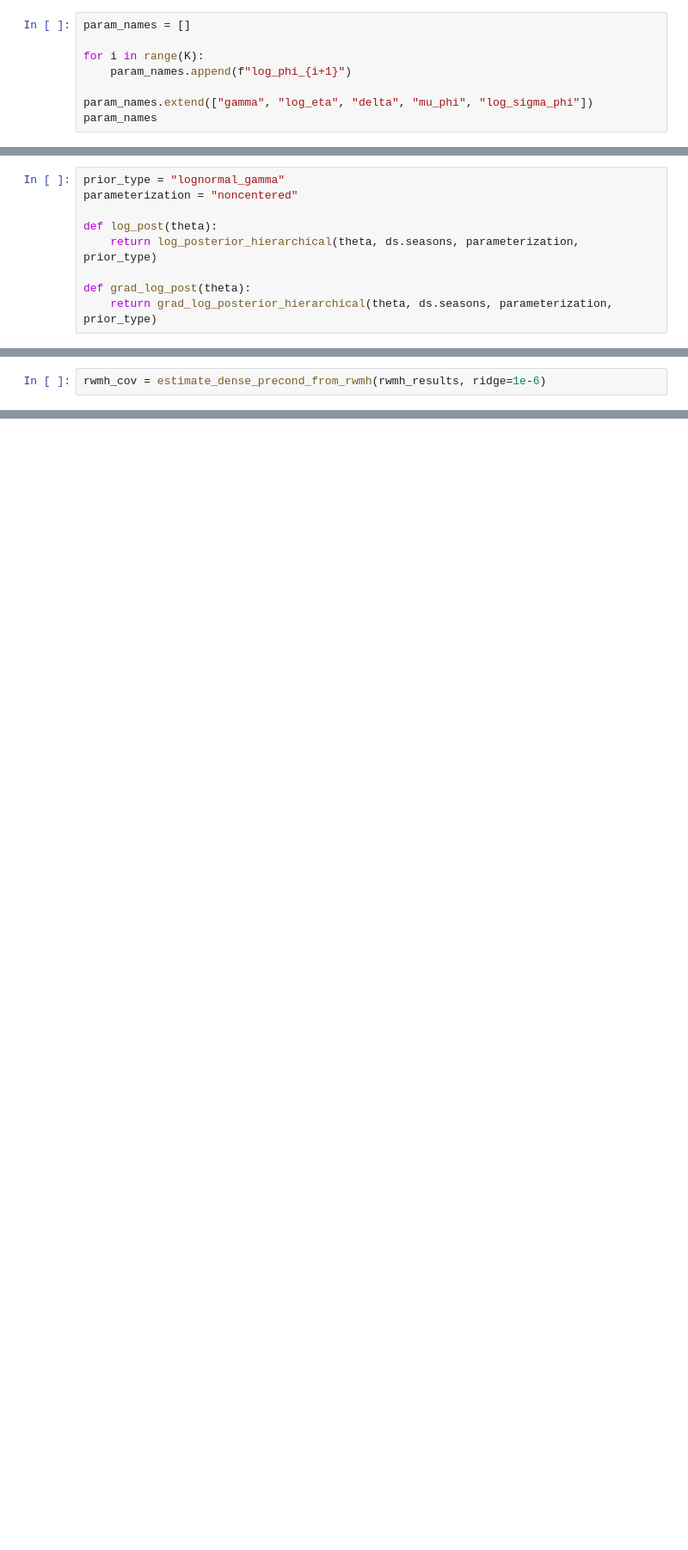
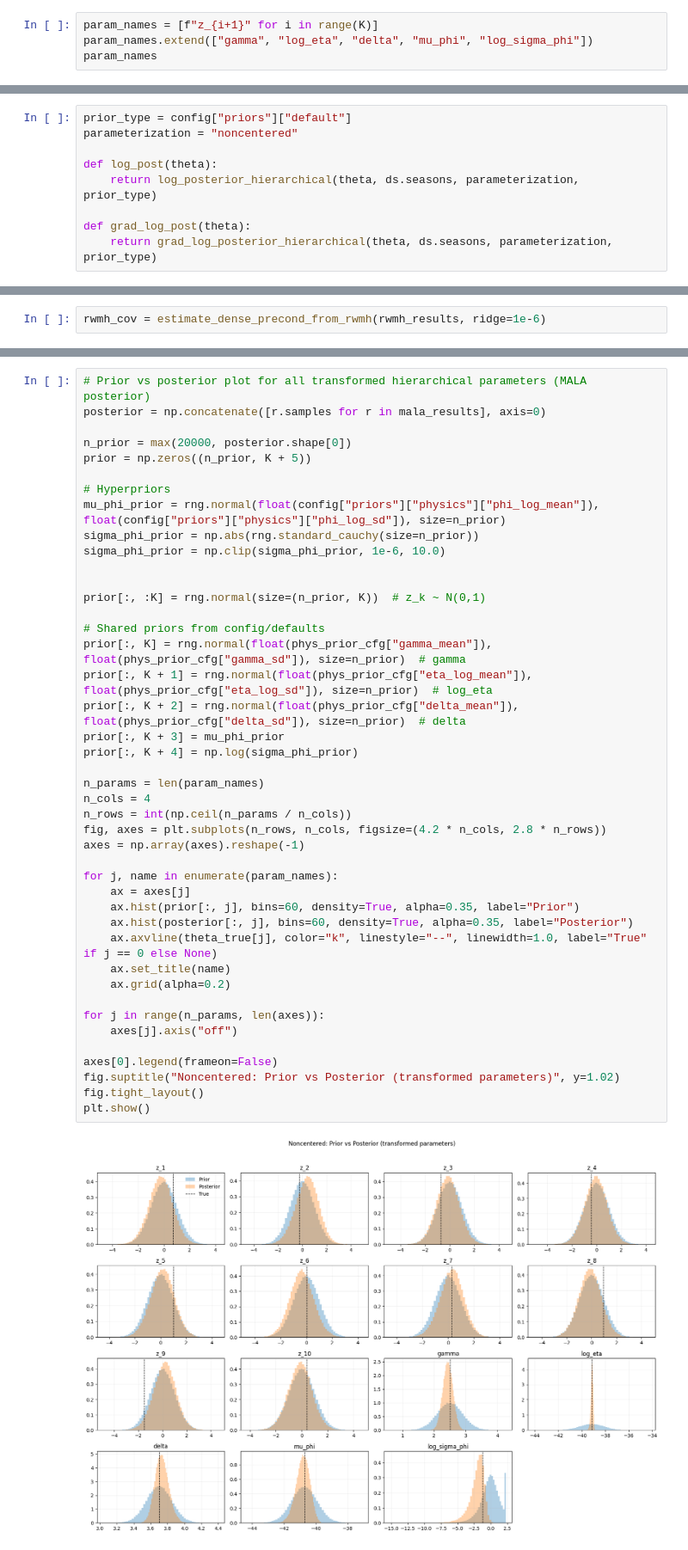
Before and after one commit to adhishrajan/stat221-neutrino-project, a Jupyter notebook: Test_noncentered.ipynb, the cells around one changed output, grey strips where cells are left out. Shown at 86% size. Saved outputs shown, nothing was run; the diff lists cells and outputs as text; blank space fills up the shorter version.

```diff
--- a/Test_noncentered.ipynb
+++ b/Test_noncentered.ipynb
@@ -24,9 +67,5 @@ K = 10, True means = [1.23580097e-05 9.27441331e-06 8.02758220e-06 8.77680051e-0
 # %%
-param_names = []
-
-for i in range(K):
-    param_names.append(f"log_phi_{i+1}")
-
+param_names = [f"z_{i+1}" for i in range(K)]
 param_names.extend(["gamma", "log_eta", "delta", "mu_phi", "log_sigma_phi"])
 param_names
 # %% [output]
@@ -74,7 +114,7 @@ theta_true = np.concatenate([
 
 theta_init = theta_true + rng.normal(0, 0.05, size=K+5)
 # %%
-prior_type = "lognormal_gamma"
+prior_type = config["priors"]["default"]
 parameterization = "noncentered"
 
 def log_post(theta):
@@ -214,0 +253,45 @@ np.float64(-90240661309.22896)
+# %%
+# Prior vs posterior plot for all transformed hierarchical parameters (MALA posterior)
+posterior = np.concatenate([r.samples for r in mala_results], axis=0)
+
+n_prior = max(20000, posterior.shape[0])
+prior = np.zeros((n_prior, K + 5))
+
+# Hyperpriors
+mu_phi_prior = rng.normal(float(config["priors"]["physics"]["phi_log_mean"]), float(config["priors"]["physics"]["phi_log_sd"]), size=n_prior)
+sigma_phi_prior = np.abs(rng.standard_cauchy(size=n_prior))
+sigma_phi_prior = np.clip(sigma_phi_prior, 1e-6, 10.0)
+
+
+prior[:, :K] = rng.normal(size=(n_prior, K))  # z_k ~ N(0,1)
+
+# Shared priors from config/defaults
+prior[:, K] = rng.normal(float(phys_prior_cfg["gamma_mean"]), float(phys_prior_cfg["gamma_sd"]), size=n_prior)  # gamma
+prior[:, K + 1] = rng.normal(float(phys_prior_cfg["eta_log_mean"]), float(phys_prior_cfg["eta_log_sd"]), size=n_prior)  # log_eta
+prior[:, K + 2] = rng.normal(float(phys_prior_cfg["delta_mean"]), float(phys_prior_cfg["delta_sd"]), size=n_prior)  # delta
+prior[:, K + 3] = mu_phi_prior
+prior[:, K + 4] = np.log(sigma_phi_prior)
+
+n_params = len(param_names)
+n_cols = 4
+n_rows = int(np.ceil(n_params / n_cols))
+fig, axes = plt.subplots(n_rows, n_cols, figsize=(4.2 * n_cols, 2.8 * n_rows))
+axes = np.array(axes).reshape(-1)
+
+for j, name in enumerate(param_names):
+    ax = axes[j]
+    ax.hist(prior[:, j], bins=60, density=True, alpha=0.35, label="Prior")
+    ax.hist(posterior[:, j], bins=60, density=True, alpha=0.35, label="Posterior")
+    ax.axvline(theta_true[j], color="k", linestyle="--", linewidth=1.0, label="True" if j == 0 else None)
+    ax.set_title(name)
+    ax.grid(alpha=0.2)
+
+for j in range(n_params, len(axes)):
+    axes[j].axis("off")
+
+axes[0].legend(frameon=False)
+fig.suptitle("Noncentered: Prior vs Posterior (transformed parameters)", y=1.02)
+fig.tight_layout()
+plt.show()
+# %% [output]
+[figure, added]
```
Also changed, not shown: parts of 10 cells of this notebook, 7 other files.
